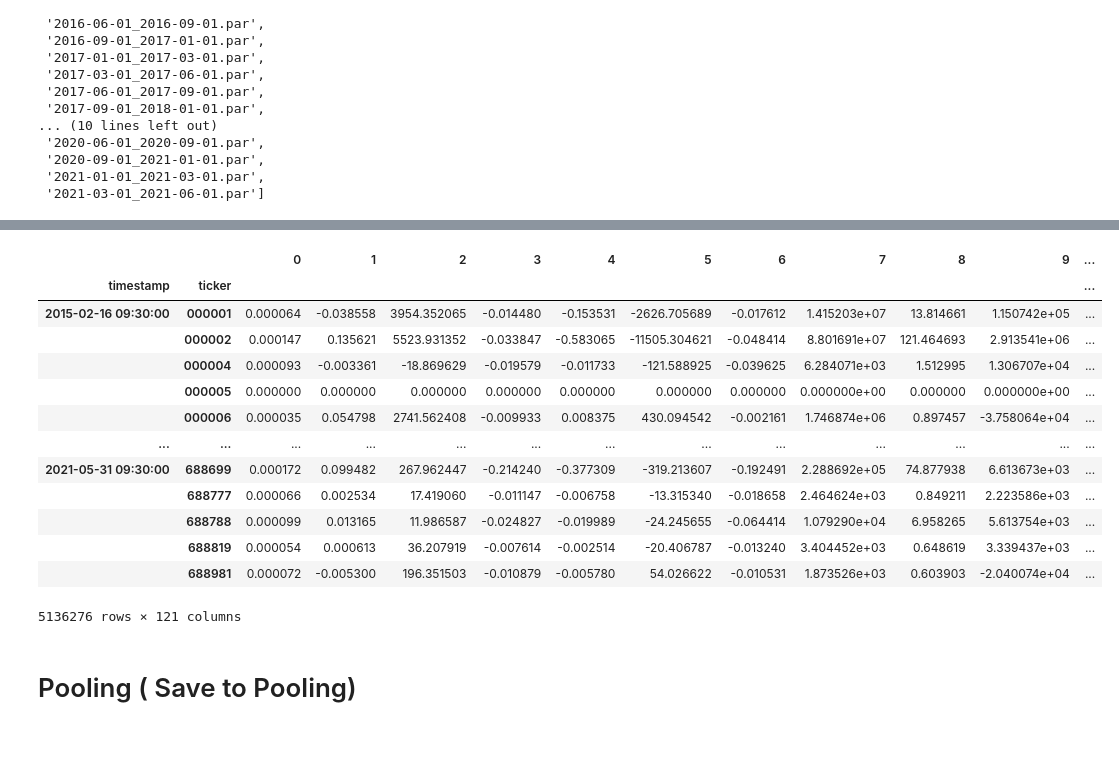
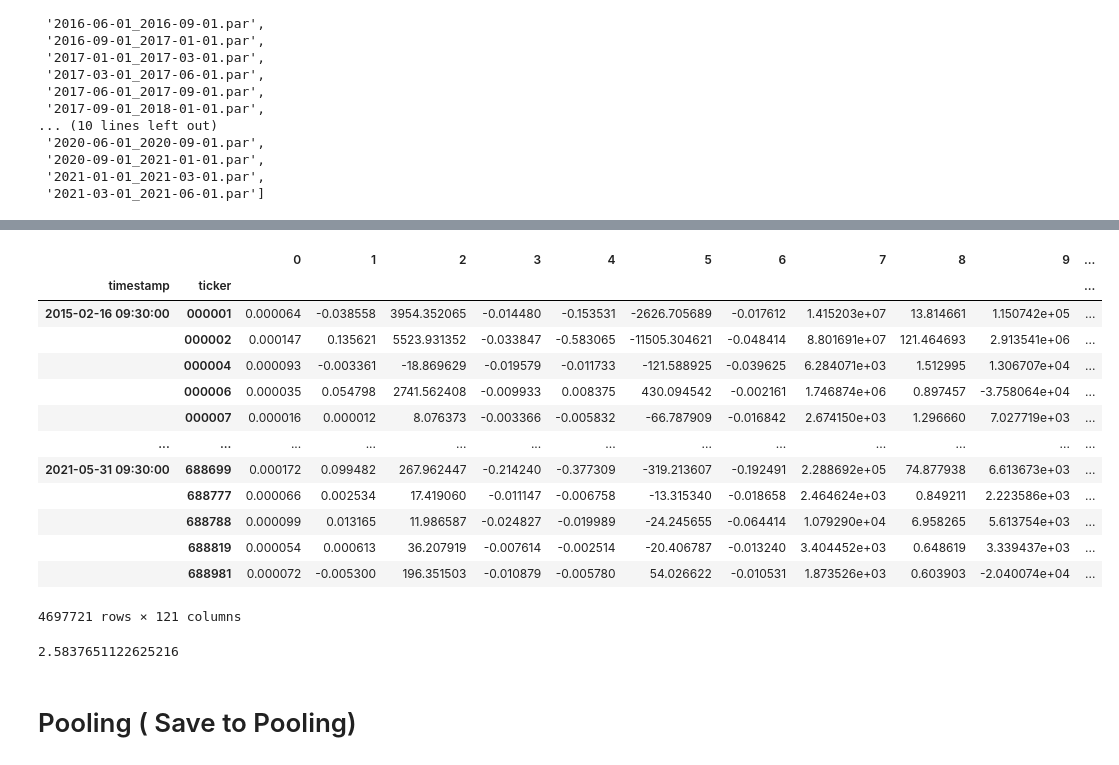
Before and after one commit to June24-Wu/Shannon, a Jupyter notebook: NoteBook/AlphaNet_LSTM/Get_Original_AlphaNet_Data_LSTM.ipynb, the cells around one changed output, grey strips where cells are left out. Drawn from its saved outputs; the diff is of its cells as text; code cells hidden in the pictures.

```diff
--- a/NoteBook/AlphaNet_LSTM/Get_Original_AlphaNet_Data_LSTM.ipynb
+++ b/NoteBook/AlphaNet_LSTM/Get_Original_AlphaNet_Data_LSTM.ipynb
@@ -3,7 +3,7 @@
 # %%
 Alpha_Name = "5_Input_20220110"
 path = '/home/wuwenjun/Data/' + Alpha_Name +'/'
-target = "1d_ret"
+target = "10d_ret_norm"
 # %%
 import time
 import os
@@ -488,2 +507,2 @@ print("并行执行时间：", int(t2 - t1))
 # %%
-a = pd.read_parquet("/home/wuwenjun/Data/5_Input_20220110/Feat_Concat/2020-09-01_2021-01-01.par").set_index(["timestamp","ticker"])
+pd.read_parquet("/home/wuwenjun/Data/5_Input_20220110/Feat_Concat/2020-09-01_2021-01-01.par")
@@ -543,0 +571,7 @@ Loading the configuration from /home/ShareFolder/lgc/Modules/Research/config/fea
+# %%
+from AlphaNet.Data import DataLoader
+
+dataloader = DataLoader()
+dataloader.load_data_from_file(alpha_name= target,end_date="2022-01-01",data_path="/home/wuwenjun/feature_platform/ti0/wuwenjun/")
+dataloader.feature_data.columns = [target]
+dataloader.feature_data
@@ -544,22 +595,22 @@ Loading the configuration from /home/ShareFolder/lgc/Modules/Research/config/fea
 # %%
 final_df = pd.concat([final_df,dataloader.feature_data],axis=1)
 final_df.dropna(axis=0,inplace=True)
-final_df.rename(columns={"10d_ret_StandardScale_MinMax_10":"target"},inplace=True)
+final_df.rename(columns={target:"target"},inplace=True)
 final_df
 # %% [output]
 |  |  | 0 | 1 | 2 | 3 | 4 | 5 | 6 | 7 | 8 | 9 | ... |
 | timestamp | ticker |  |  |  |  |  |  |  |  |  |  | ... |
 | 2015-02-16 09:30:00 | 000001 | 0.000064 | -0.038558 | 3954.352065 | -0.014480 | -0.153531 | -2626.705689 | -0.017612 | 1.415203e+07 | 13.814661 | 1.150742e+05 | ... |
 |  | 000002 | 0.000147 | 0.135621 | 5523.931352 | -0.033847 | -0.583065 | -11505.304621 | -0.048414 | 8.801691e+07 | 121.464693 | 2.913541e+06 | ... |
 |  | 000004 | 0.000093 | -0.003361 | -18.869629 | -0.019579 | -0.011733 | -121.588925 | -0.039625 | 6.284071e+03 | 1.512995 | 1.306707e+04 | ... |
-|  | 000005 | 0.000000 | 0.000000 | 0.000000 | 0.000000 | 0.000000 | 0.000000 | 0.000000 | 0.000000e+00 | 0.000000 | 0.000000e+00 | ... |
 |  | 000006 | 0.000035 | 0.054798 | 2741.562408 | -0.009933 | 0.008375 | 430.094542 | -0.002161 | 1.746874e+06 | 0.897457 | -3.758064e+04 | ... |
+|  | 000007 | 0.000016 | 0.000012 | 8.076373 | -0.003366 | -0.005832 | -66.787909 | -0.016842 | 2.674150e+03 | 1.296660 | 7.027719e+03 | ... |
 | ... | ... | ... | ... | ... | ... | ... | ... | ... | ... | ... | ... | ... |
 | 2021-05-31 09:30:00 | 688699 | 0.000172 | 0.099482 | 267.962447 | -0.214240 | -0.377309 | -319.213607 | -0.192491 | 2.288692e+05 | 74.877938 | 6.613673e+03 | ... |
 |  | 688777 | 0.000066 | 0.002534 | 17.419060 | -0.011147 | -0.006758 | -13.315340 | -0.018658 | 2.464624e+03 | 0.849211 | 2.223586e+03 | ... |
 |  | 688788 | 0.000099 | 0.013165 | 11.986587 | -0.024827 | -0.019989 | -24.245655 | -0.064414 | 1.079290e+04 | 6.958265 | 5.613754e+03 | ... |
 |  | 688819 | 0.000054 | 0.000613 | 36.207919 | -0.007614 | -0.002514 | -20.406787 | -0.013240 | 3.404452e+03 | 0.648619 | 3.339437e+03 | ... |
 |  | 688981 | 0.000072 | -0.005300 | 196.351503 | -0.010879 | -0.005780 | 54.026622 | -0.010531 | 1.873526e+03 | 0.603903 | -2.040074e+04 | ... |
-5136276 rows × 121 columns
+4697721 rows × 121 columns
 # %%
 from AlphaNet.Data import convert_to_standard_daily_data_par
@@ -567,4 +618,8 @@ convert_to_standard_daily_data_par(df = final_df, output_name = "5_Input_2022011
                                    output_path= "/home/wuwenjun/Data_lib/ti0/wuwenjun")
+# %%
+final_df["target"]
+# %% [output]
+2.5837651122625216
 # %% [markdown]
 # Pooling ( Save to Pooling)
 # %%
```
Also changed, not shown: parts of 7 cells of this notebook, 4 other files.
